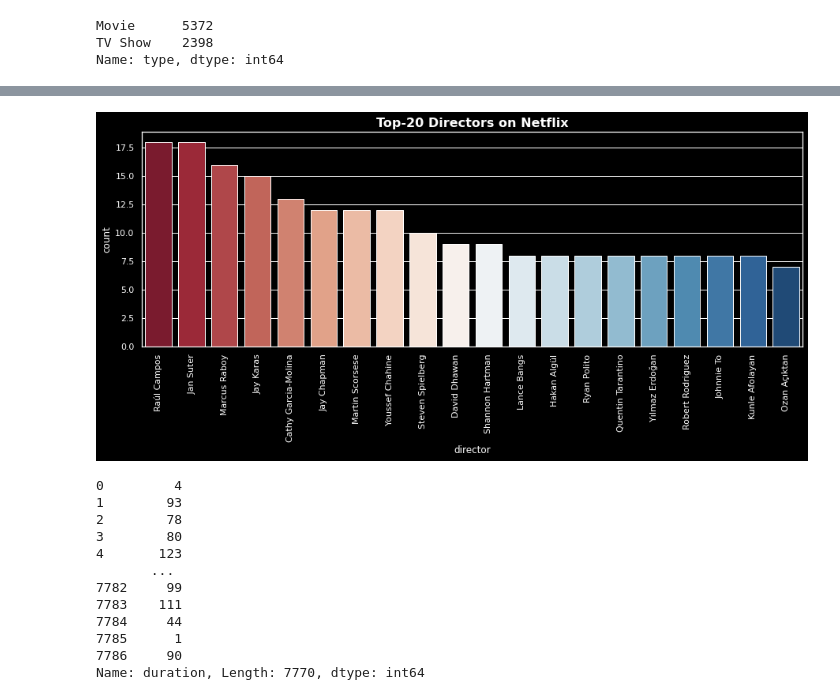
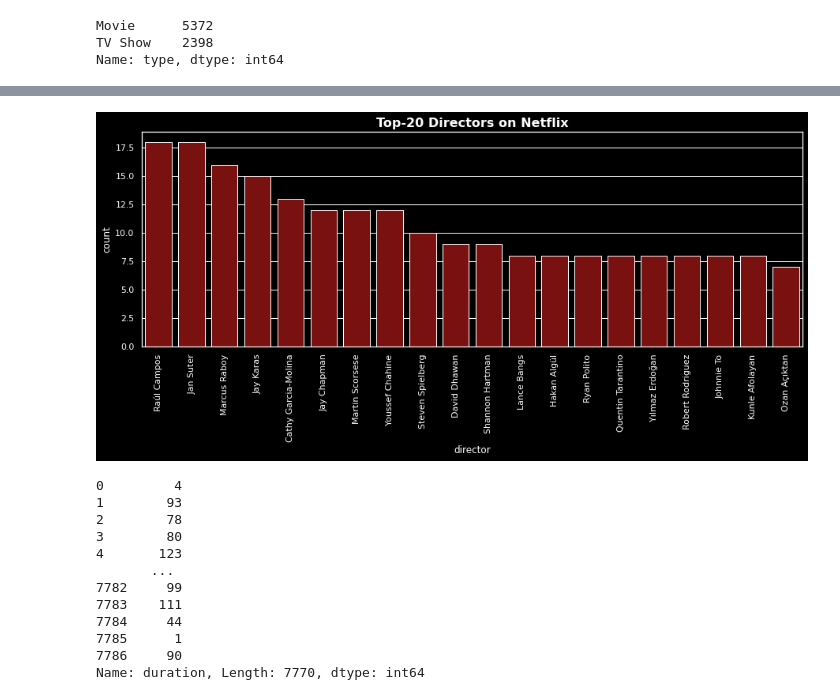
Before and after one commit to Mahima2208/Netflix_Movies_and_TVShows_Clustering, a Jupyter notebook: NETFLIX_MOVIES_AND_TV_SHOWS_CLUSTERING.ipynb, the cells around one changed output, grey strips where cells are left out. Drawn from its saved outputs; the diff is of its cells as text; code cells hidden in the pictures.

```diff
--- a/NETFLIX_MOVIES_AND_TV_SHOWS_CLUSTERING.ipynb
+++ b/NETFLIX_MOVIES_AND_TV_SHOWS_CLUSTERING.ipynb
@@ -332,19 +336,19 @@ plt.show()
 # %%
 # Top 20 actors netflix
 netflix_df['director'] = netflix_df['director'].apply(lambda x :  x.split(','))
 cast_count = []
 for i in netflix_df['director']: cast_count += i
 cast_dict = dict((i, cast_count.count(i)) for i in cast_count)
 df_cast_count = pd.DataFrame(cast_dict.values(),cast_dict.keys()).reset_index().sort_values(0,ascending=False).rename(
     columns = {'index' : 'director', 0 : 'count'}).iloc[1:21]
 plt.figure(figsize=(15,5))
 plt.style.use("dark_background")
-sns.barplot(x='director',y='count',data=df_cast_count,palette="RdBu")
+sns.barplot(x='director',y='count',data=df_cast_count,palette=["darkred"],edgecolor="white")
 plt.title("Top-20 Directors on Netflix",size='16',fontweight="bold")
 plt.xticks(rotation=90)
 plt.show()
 # %% [output]
-[figure, old version]
+[figure, new version]
 # %%
 netflix_df['duration']=netflix_df['duration'].str.replace('Season','')
 netflix_df['duration']=netflix_df['duration'].str.replace('s','')
```
Also changed, not shown: parts of 11 cells of this notebook.
